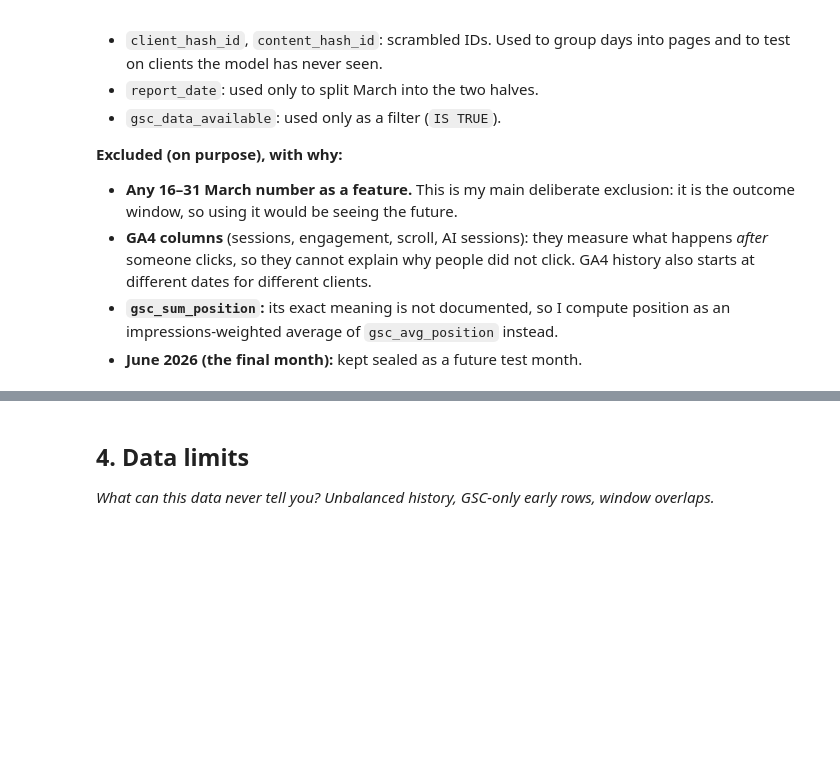
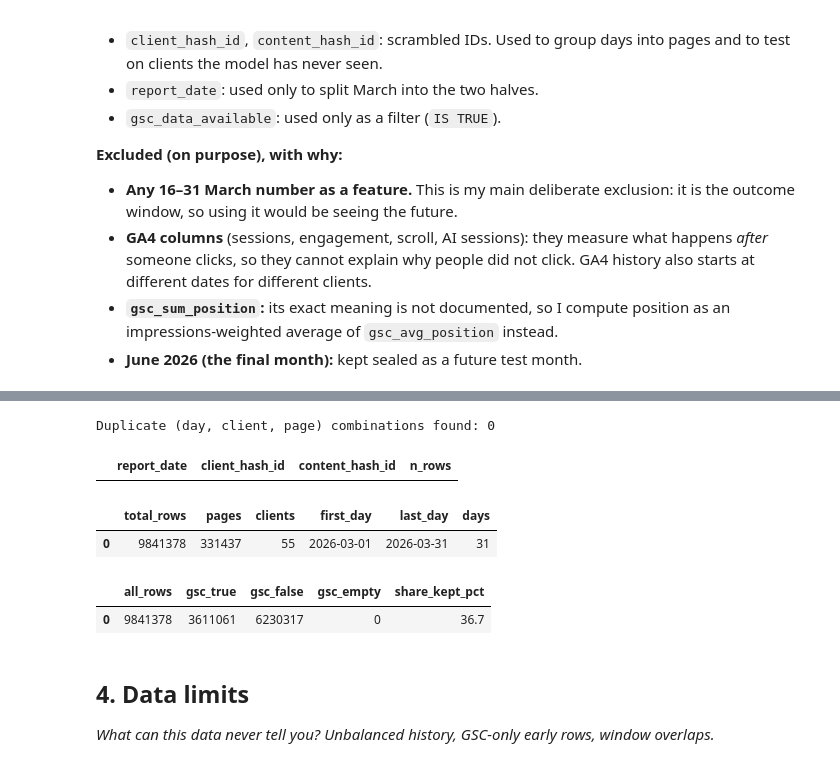
Before and after one commit to jjcodes999/flyrank-ml-repo, a Jupyter notebook: work/notebooks/w03_data_contract.ipynb, the cells around one changed output, grey strips where cells are left out. Cells and saved outputs as stored; diff of their text form; code cells hidden in the pictures; blank space fills up the shorter version.

```diff
--- a/work/notebooks/w03_data_contract.ipynb
+++ b/work/notebooks/w03_data_contract.ipynb
@@ -91,3 +100,50 @@ Answer:
+# %%
+# QUERY 1 — GRAIN: is any page listed twice on the same day?
+dupes = con.sql(f"""
+    SELECT report_date, client_hash_id, content_hash_id, COUNT(*) AS n_rows
+    FROM {MARCH}
+    GROUP BY report_date, client_hash_id, content_hash_id
+    HAVING COUNT(*) > 1
+    LIMIT 5
+""").df()
+
+print("Duplicate (day, client, page) combinations found:", len(dupes))
+display(dupes)
+# %% [output]
+Duplicate (day, client, page) combinations found: 0
+|  | report_date | client_hash_id | content_hash_id | n_rows |
+# %%
+# QUERY 2 — SIZE AND DATES: how big is my slice, and which days does it cover?
+size = con.sql(f"""
+    SELECT COUNT(*)                                                 AS total_rows,
+           COUNT(DISTINCT client_hash_id || '|' || content_hash_id) AS pages,
+           COUNT(DISTINCT client_hash_id)                           AS clients,
+           MIN(report_date)                                         AS first_day,
+           MAX(report_date)                                         AS last_day,
+           COUNT(DISTINCT report_date)                              AS days
+    FROM {MARCH}
+""").df()
+
+display(size)
+# %% [output]
+|  | total_rows | pages | clients | first_day | last_day | days |
+| 0 | 9841378 | 331437 | 55 | 2026-03-01 | 2026-03-31 | 31 |
+# %%
+# QUERY 3 — AVAILABILITY: how many rows really have search data?
+# The flag has THREE values (TRUE / FALSE / empty), so I filter with IS TRUE.
+avail = con.sql(f"""
+    SELECT COUNT(*)                                            AS all_rows,
+           COUNT(*) FILTER (WHERE gsc_data_available IS TRUE)  AS gsc_true,
+           COUNT(*) FILTER (WHERE gsc_data_available IS FALSE) AS gsc_false,
+           COUNT(*) FILTER (WHERE gsc_data_available IS NULL)  AS gsc_empty
+    FROM {MARCH}
+""").df()
+
+avail["share_kept_pct"] = (avail["gsc_true"] / avail["all_rows"] * 100).round(1)
+display(avail)
+# %% [output]
+|  | all_rows | gsc_true | gsc_false | gsc_empty | share_kept_pct |
+| 0 | 9841378 | 3611061 | 6230317 | 0 | 36.7 |
 # %% [markdown]
 ## 4. Data limits
 
```
Also changed, not shown: parts of 3 cells of this notebook.
